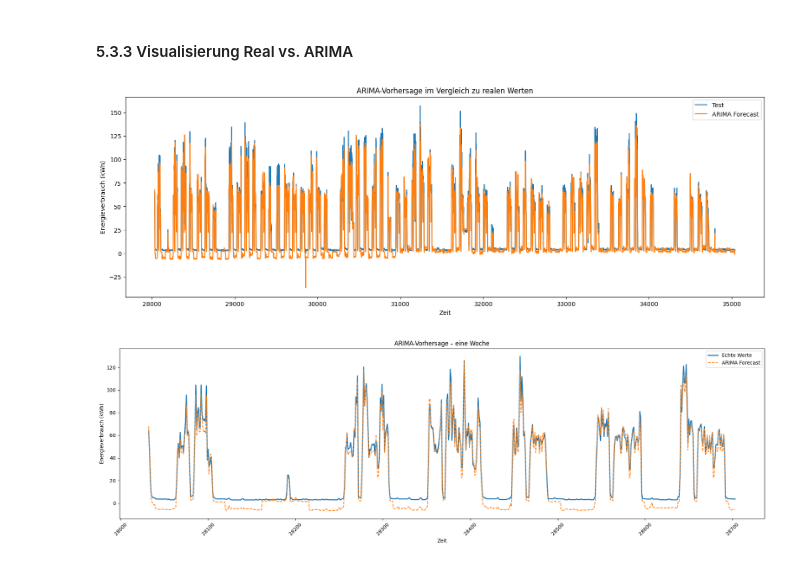
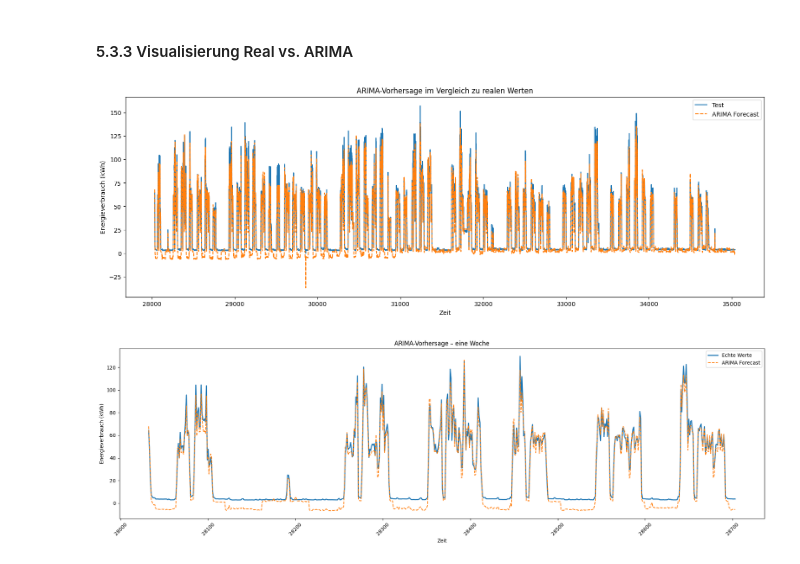
Before and after one commit to derlole/InDuStIaLfOrEcAsTiNgWELOVEIT, a Jupyter notebook: src/start.ipynb, the cells around one changed output. Saved outputs shown, nothing was run; the diff lists cells and outputs as text; code cells hidden in the pictures.

```diff
--- a/src/start.ipynb
+++ b/src/start.ipynb
@@ -545,8 +545,8 @@ Das trainierte ARIMA-Modell wird verwendet, um Vorhersagen für den gesamten Tes
 # %%
 n_periods = len(test)
 
-forecast = sarima_model_fit.predict(start=len(train), end=len(train)+n_periods-1, exog=test[exog_cols])
-forecast = pd.Series(forecast, index=test.index)
+forecast_arima = sarima_model_fit.predict(start=len(train), end=len(train)+n_periods-1, exog=test[exog_cols])
+forecast_arima = pd.Series(forecast_arima, index=test.index)
 # %% [markdown]
 #### 5.3.2 Evaluationsmetriken
 Zur Bewertung der Prognosequalität werden folgende Fehlermaße verwendet:
@@ -579,16 +579,16 @@ MAPE: inf %
 # %%
 plt.figure(figsize=(19,6))
 #plt.plot(train.index, train['Usage_kWh'], label='Training')
 plt.plot(test.index, test['Usage_kWh'], label='Test')
-plt.plot(forecast.index, forecast, label='ARIMA Forecast', linestyle='--')
+plt.plot(forecast_arima.index, forecast_arima, label='ARIMA Forecast', linestyle='--')
 
 plt.xlabel('Zeit')
 plt.ylabel('Energieverbrauch (kWh)')
 plt.title('ARIMA-Vorhersage im Vergleich zu realen Werten')
 plt.legend()
 plt.show()
 # %% [output]
-[figure, old version]
+[figure, new version]
 # %%
 WEEK_STEPS = 7 * 24 * 4
 
```
Also changed, not shown: parts of 17 cells of this notebook.
